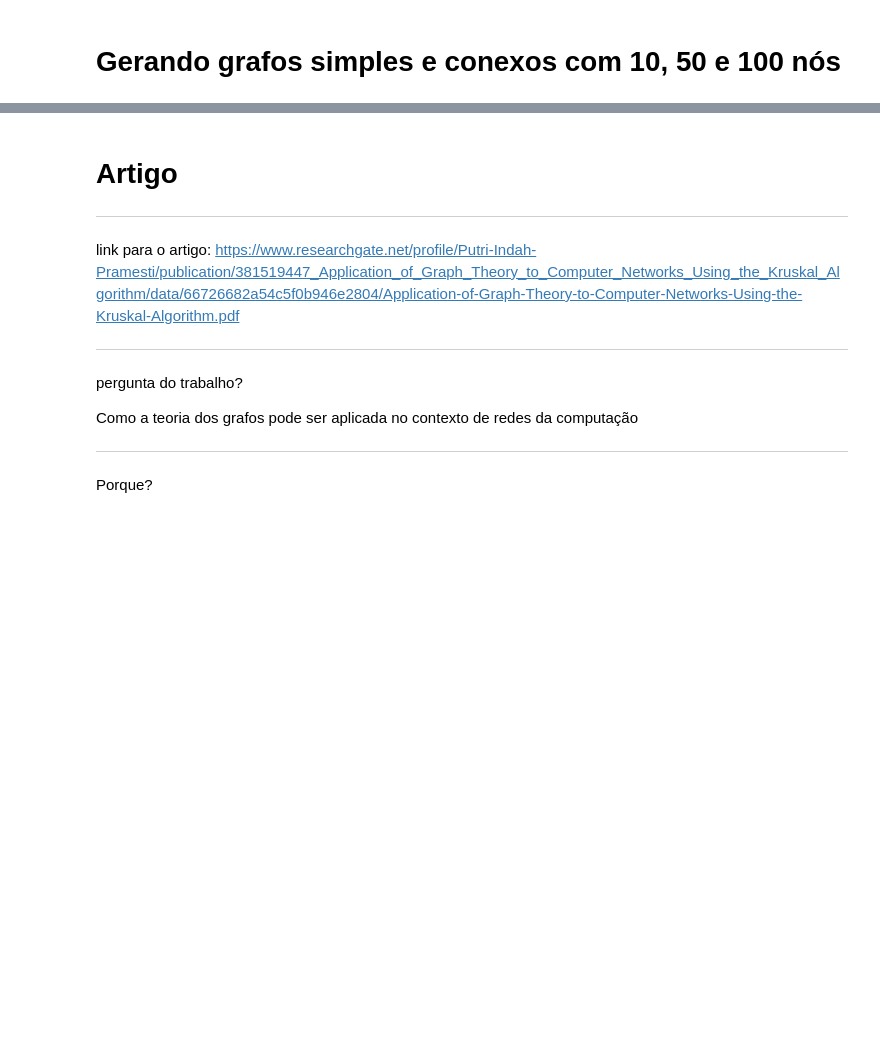
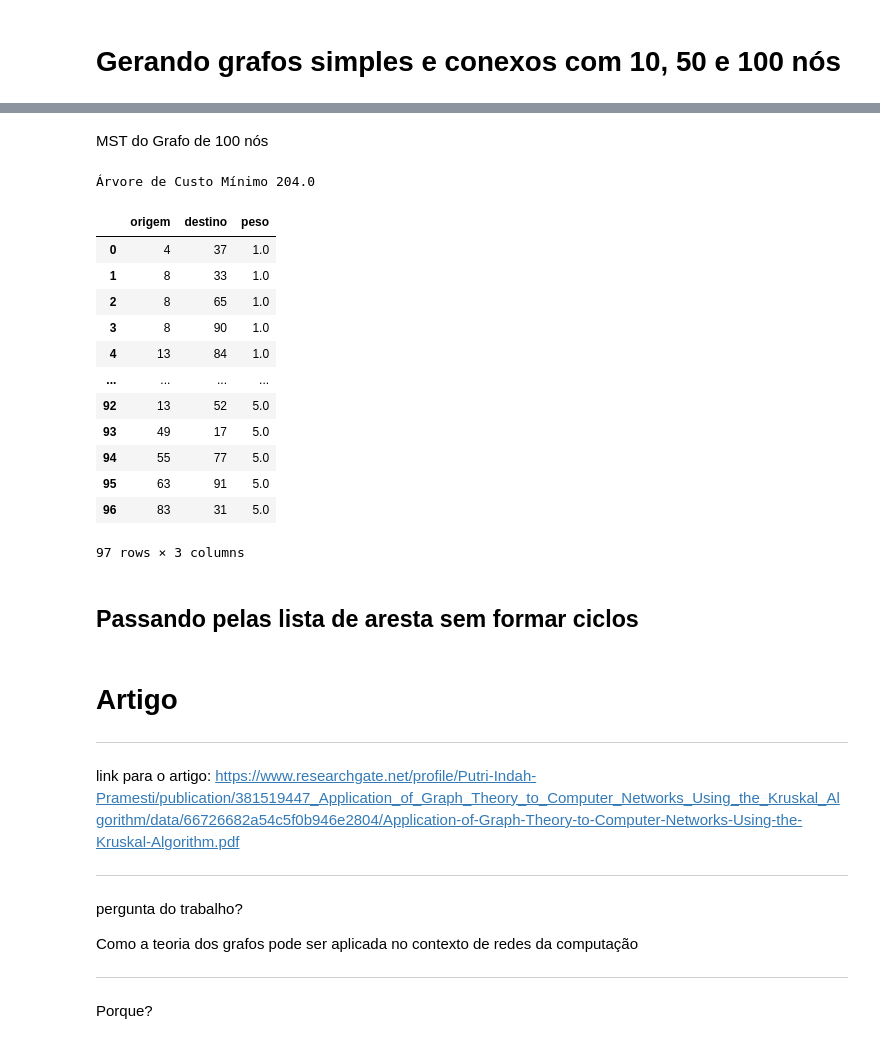
Before and after one commit to mxtqnt/Grafos, a Jupyter notebook: TrabalhoGrafos.ipynb, the cells around one changed output, grey strips where cells are left out. Saved outputs shown, nothing was run; the diff lists cells and outputs as text; code cells hidden in the pictures; blank space fills up the shorter version.

```diff
--- a/TrabalhoGrafos.ipynb
+++ b/TrabalhoGrafos.ipynb
@@ -79,3 +282,26 @@ for pos,n in enumerate([10, 50, 100]):
+# %% [markdown]
+MST do Grafo de 100 nós
+# %%
+lista_aresta = sortAresta(matrizes_custo[2])
+
+KruskalMST(lista_aresta)
+# %% [output]
+Árvore de Custo Mínimo 204.0
+|  | origem | destino | peso |
+| 0 | 4 | 37 | 1.0 |
+| 1 | 8 | 33 | 1.0 |
+| 2 | 8 | 65 | 1.0 |
+| 3 | 8 | 90 | 1.0 |
+| 4 | 13 | 84 | 1.0 |
+| ... | ... | ... | ... |
+| 92 | 13 | 52 | 5.0 |
+| 93 | 49 | 17 | 5.0 |
+| 94 | 55 | 77 | 5.0 |
+| 95 | 63 | 91 | 5.0 |
+| 96 | 83 | 31 | 5.0 |
+97 rows × 3 columns
+# %% [markdown]
+## Passando pelas lista de aresta sem formar ciclos
 # %% [markdown]
 # Artigo
 
```
Also changed, not shown: parts of 12 cells of this notebook.
